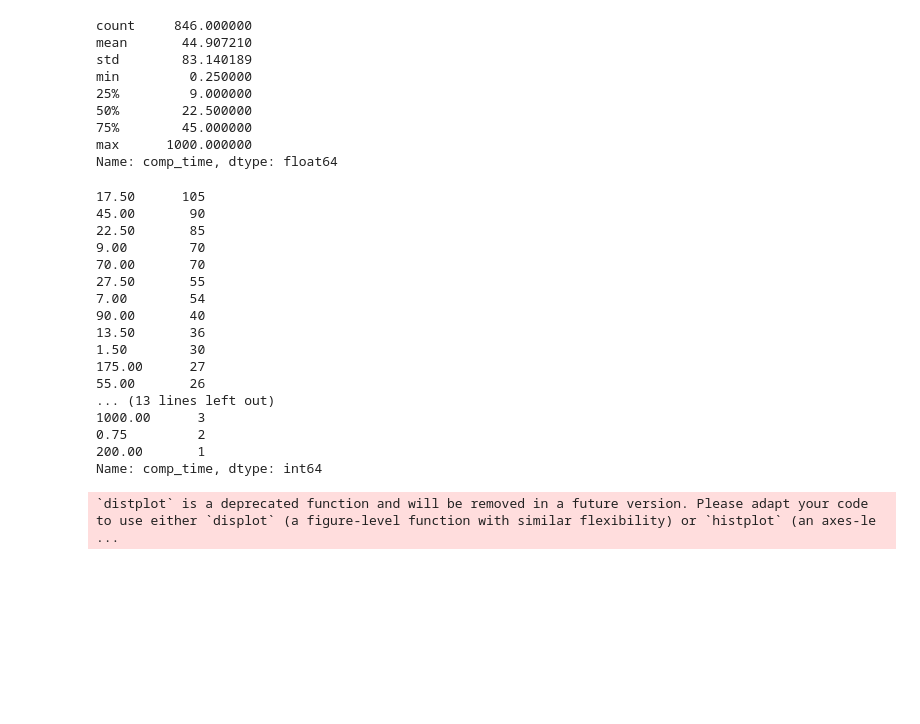
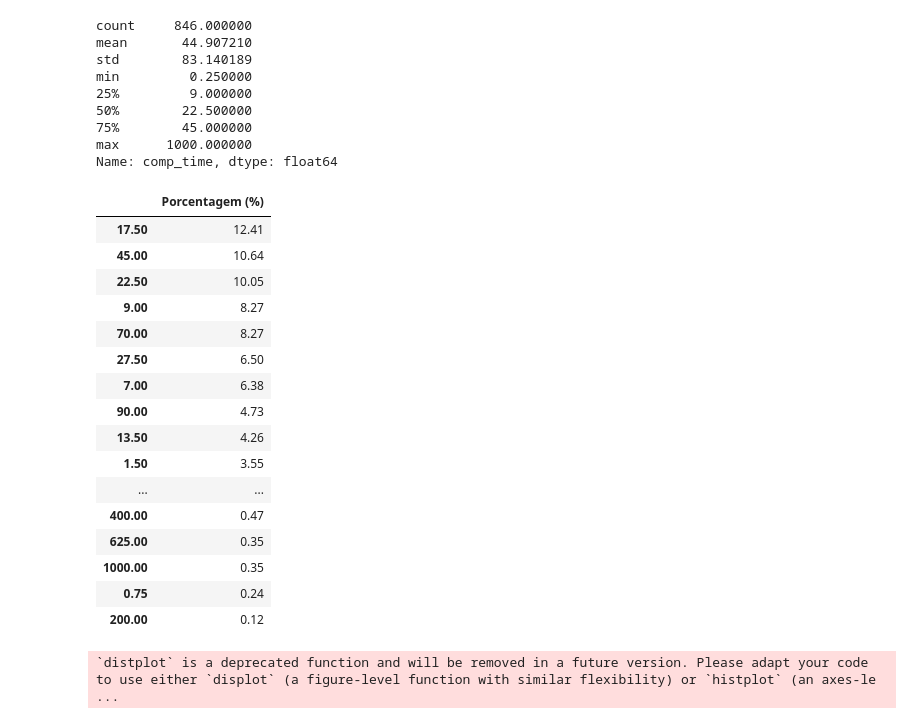
Before and after one commit to DamodaraBarbosa/xbox_game_pass_analisys, a Jupyter notebook: Statistical_Analisys_Xbox_Game_Pass.ipynb, the cells around one changed output. Cells and saved outputs as stored; diff of their text form; code cells hidden in the pictures; blank space fills up the shorter version.

```diff
--- a/Statistical_Analisys_Xbox_Game_Pass.ipynb
+++ b/Statistical_Analisys_Xbox_Game_Pass.ipynb
@@ -747,26 +747,28 @@ min         0.250000
 75%        45.000000
 max      1000.000000
 Name: comp_time, dtype: float64
-# %%
-comp_time.value_counts()
-# %% [output]
-17.50      105
-45.00       90
-22.50       85
-9.00        70
-70.00       70
-27.50       55
-7.00        54
-90.00       40
-13.50       36
-1.50        30
-175.00      27
-55.00       26
-... (13 lines left out)
-1000.00      3
-0.75         2
-200.00       1
-Name: comp_time, dtype: int64
+# %%
+freq_comp_time = comp_time.value_counts(normalize= True) * 100
+pd.DataFrame({'Porcentagem (%)': freq_comp_time.values.round(2)},
+             index= freq_comp_time.keys())
+# %% [output]
+|  | Porcentagem (%) |
+| 17.50 | 12.41 |
+| 45.00 | 10.64 |
+| 22.50 | 10.05 |
+| 9.00 | 8.27 |
+| 70.00 | 8.27 |
+| 27.50 | 6.50 |
+| 7.00 | 6.38 |
+| 90.00 | 4.73 |
+| 13.50 | 4.26 |
+| 1.50 | 3.55 |
+| ... | ... |
+| 400.00 | 0.47 |
+| 625.00 | 0.35 |
+| 1000.00 | 0.35 |
+| 0.75 | 0.24 |
+| 200.00 | 0.12 |
 # %%
 # distribuição das frequências:
 
```
Also changed, not shown: parts of 22 cells of this notebook.
